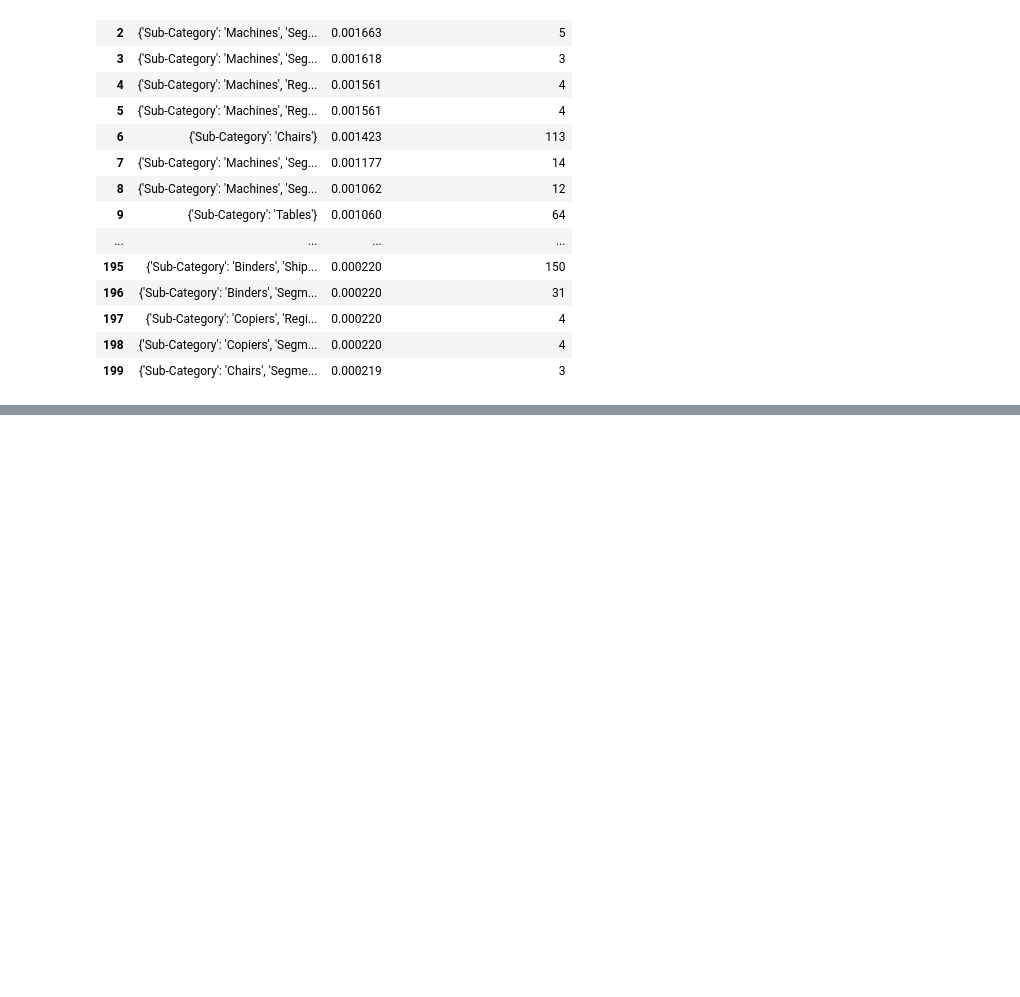
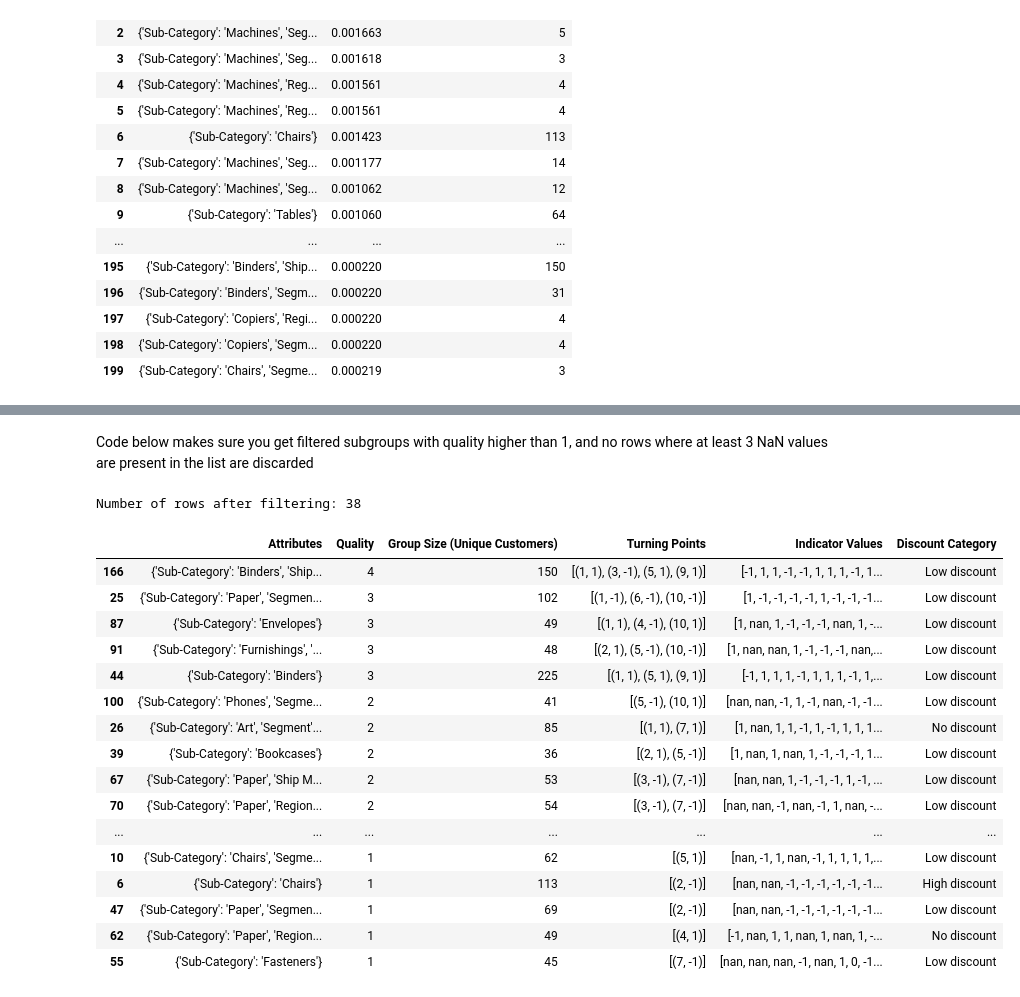
Before and after one commit to mauritzvanlingen/RTiDM-groep-2, a Jupyter notebook: subgroup_discovery.ipynb, the cells around one changed output, grey strips where cells are left out. Cells and saved outputs as stored; diff of their text form; code cells hidden in the pictures; blank space fills up the shorter version.

```diff
--- a/subgroup_discovery.ipynb
+++ b/subgroup_discovery.ipynb
@@ -461,3 +450,38 @@ Skipping empty subgroup or reference group
 | 134 | {'Sub-Category': 'Copiers', 'Segm... | 0 | 3 | [] | [nan, nan, nan, nan, nan, nan, na... | Low discount |
 | 135 | {'Sub-Category': 'Paper', 'Segmen... | 0 | 29 | [] | [nan, nan, nan, nan, -1, 1, nan, ... | Low discount |
 | 170 | {'Sub-Category': 'Chairs', 'Segme... | 0 | 3 | [] | [nan, nan, nan, nan, nan, nan, na... | High discount |
+# %% [markdown]
+Code below makes sure you get filtered subgroups with quality higher than 1, and no rows where at least 3 NaN values are present in the list are discarded
+# %%
+
+# Filter the dataframe where Quality is at least 1 and at most 3 NaN values in Indicator Values
+filtered_subgroups = subgroup_details_df_sorted[
+    (subgroup_details_df_sorted['Quality'] >= 1) &
+    (subgroup_details_df_sorted['Indicator Values'].apply(lambda x: np.isnan(x).sum() <= 4))
+]
+
+# Count the number of rows that meet the conditions
+num_filtered_rows = filtered_subgroups.shape[0]
+
+# Display the filtered DataFrame and the number of rows
+print(f"Number of rows after filtering: {num_filtered_rows}")
+filtered_subgroups
+# %% [output]
+Number of rows after filtering: 38
+|  | Attributes | Quality | Group Size (Unique Customers) | Turning Points | Indicator Values | Discount Category |
+| 166 | {'Sub-Category': 'Binders', 'Ship... | 4 | 150 | [(1, 1), (3, -1), (5, 1), (9, 1)] | [-1, 1, 1, -1, -1, 1, 1, 1, -1, 1... | Low discount |
+| 25 | {'Sub-Category': 'Paper', 'Segmen... | 3 | 102 | [(1, -1), (6, -1), (10, -1)] | [1, -1, -1, -1, -1, 1, -1, -1, -1... | Low discount |
+| 87 | {'Sub-Category': 'Envelopes'} | 3 | 49 | [(1, 1), (4, -1), (10, 1)] | [1, nan, 1, -1, -1, -1, nan, 1, -... | Low discount |
+| 91 | {'Sub-Category': 'Furnishings', '... | 3 | 48 | [(2, 1), (5, -1), (10, -1)] | [1, nan, nan, 1, -1, -1, -1, nan,... | Low discount |
+| 44 | {'Sub-Category': 'Binders'} | 3 | 225 | [(1, 1), (5, 1), (9, 1)] | [-1, 1, 1, 1, -1, 1, 1, 1, -1, 1,... | Low discount |
+| 100 | {'Sub-Category': 'Phones', 'Segme... | 2 | 41 | [(5, -1), (10, 1)] | [nan, nan, -1, 1, -1, nan, -1, -1... | Low discount |
+| 26 | {'Sub-Category': 'Art', 'Segment'... | 2 | 85 | [(1, 1), (7, 1)] | [1, nan, 1, 1, -1, 1, -1, 1, 1, 1... | No discount |
+| 39 | {'Sub-Category': 'Bookcases'} | 2 | 36 | [(2, 1), (5, -1)] | [1, nan, 1, nan, 1, -1, -1, -1, 1... | Low discount |
+| 67 | {'Sub-Category': 'Paper', 'Ship M... | 2 | 53 | [(3, -1), (7, -1)] | [nan, nan, 1, -1, -1, -1, 1, -1, ... | Low discount |
+| 70 | {'Sub-Category': 'Paper', 'Region... | 2 | 54 | [(3, -1), (7, -1)] | [nan, nan, -1, nan, -1, 1, nan, -... | Low discount |
+| ... | ... | ... | ... | ... | ... | ... |
+| 10 | {'Sub-Category': 'Chairs', 'Segme... | 1 | 62 | [(5, 1)] | [nan, -1, 1, nan, -1, 1, 1, 1, 1,... | Low discount |
+| 6 | {'Sub-Category': 'Chairs'} | 1 | 113 | [(2, -1)] | [nan, nan, -1, -1, -1, -1, -1, -1... | High discount |
+| 47 | {'Sub-Category': 'Paper', 'Segmen... | 1 | 69 | [(2, -1)] | [nan, nan, -1, -1, -1, -1, -1, -1... | Low discount |
+| 62 | {'Sub-Category': 'Paper', 'Region... | 1 | 49 | [(4, 1)] | [-1, nan, 1, 1, nan, 1, nan, 1, -... | No discount |
+| 55 | {'Sub-Category': 'Fasteners'} | 1 | 45 | [(7, -1)] | [nan, nan, nan, -1, nan, 1, 0, -1... | Low discount |
```
Also changed, not shown: parts of 11 cells of this notebook.
